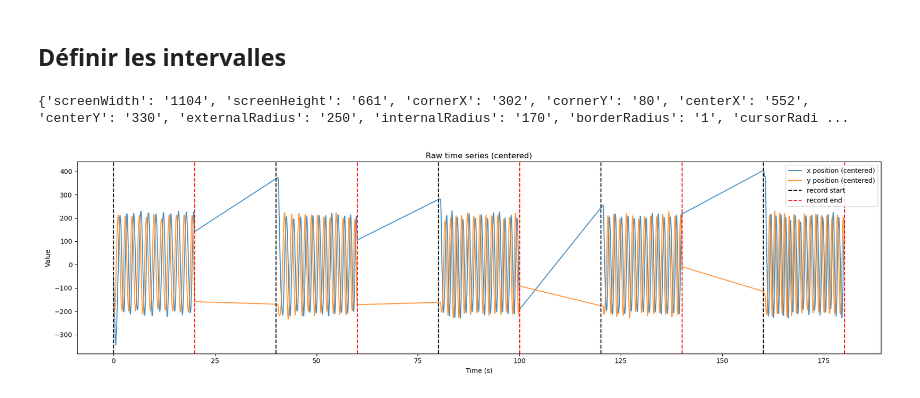
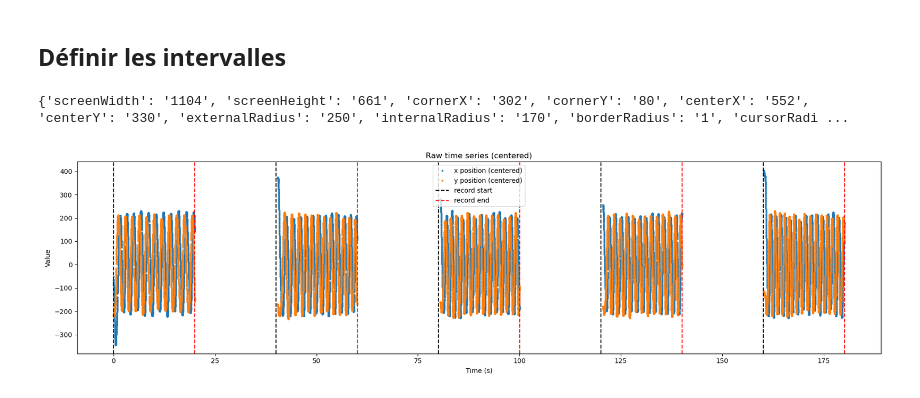
Before and after one commit to TheoLec-student/Circular_task_analysis, a Jupyter notebook: main.ipynb, the cells around one changed output. Saved outputs shown, nothing was run; the diff lists cells and outputs as text; code cells hidden in the pictures.

Commit message:
-Remove lines in the graph -Place a legend in the center of a graph

```diff
--- a/main.ipynb
+++ b/main.ipynb
@@ -100,37 +100,43 @@ with open(marker_file, "r") as f:
 marker_timestamps = np.array(marker_timestamps)
 marker_labels = np.array(marker_labels, dtype=str)
 
 t_markers = (marker_timestamps - ts[0]) / 1000.0
 
 record_starts = t_markers[["DoRecord" in lab for lab in marker_labels]]
 record_ends   = t_markers[["DoPause" in lab for lab in marker_labels]]
 
 # ============================================================
 # 3) plot
 # ============================================================
 
 plt.figure(figsize=(18,5))
-plt.plot(t, x, label="x position (centered)", alpha=0.8)
-plt.plot(t, y, label="y position (centered)", alpha=0.8)
+plt.plot(t, x,'o', markersize = 2, label="x position (centered)", alpha=0.8)
+plt.plot(t, y,'o', markersize = 2, label="y position (centered)", alpha=0.8)
 
 # marqueurs phases
 for i, t0 in enumerate(record_starts):
     plt.axvline(t0, color="black", linestyle="--", linewidth=1.5,
                 label="record start" if i == 0 else None)
 
 for i, t1 in enumerate(record_ends):
     plt.axvline(t1, color="red", linestyle="--", linewidth=1.5,
                 label="record end" if i == 0 else None)
 
 plt.title("Raw time series (centered)")
 plt.xlabel("Time (s)")
 plt.ylabel("Value")
-plt.legend()
+plt.legend(
+    loc="upper center",
+    bbox_to_anchor=(0.5, 1),
+    ncol=1,
+    frameon=True
+)
+
 plt.tight_layout()
 plt.show()
 # %% [output]
 {'screenWidth': '1104', 'screenHeight': '661', 'cornerX': '302', 'cornerY': '80', 'centerX': '552', 'centerY': '330', 'externalRadius': '250', 'internalRadius': '170', 'borderRadius': '1', 'cursorRadi ...
-[figure, old version]
+[figure, new version]
 # %%
 # =============================================================
 # 1) Fonction de plot spatial par record
```
Also changed, not shown: parts of 1 cell of this notebook.
